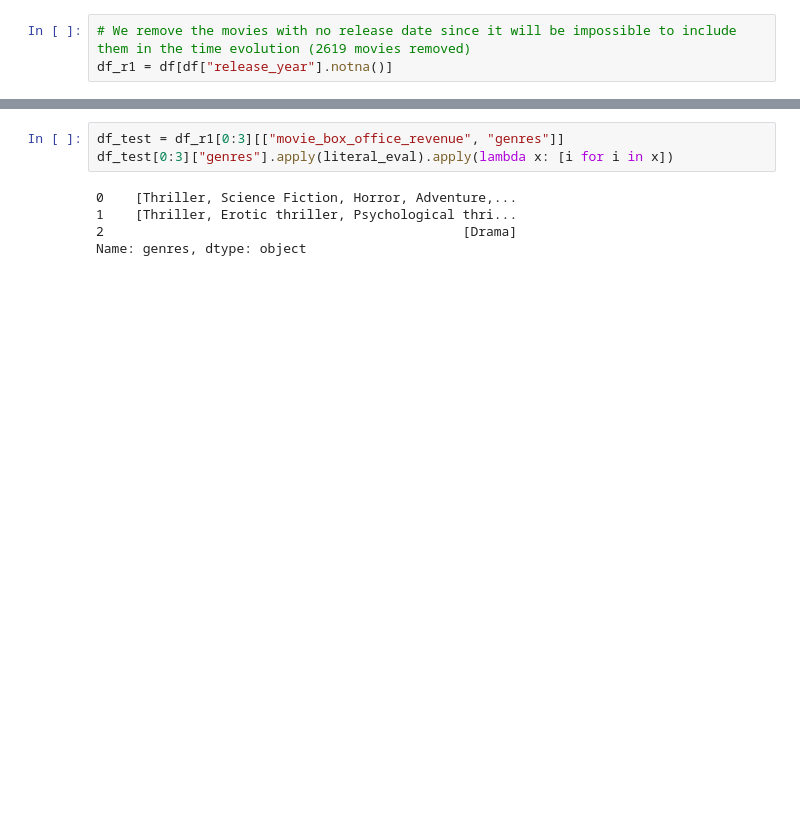
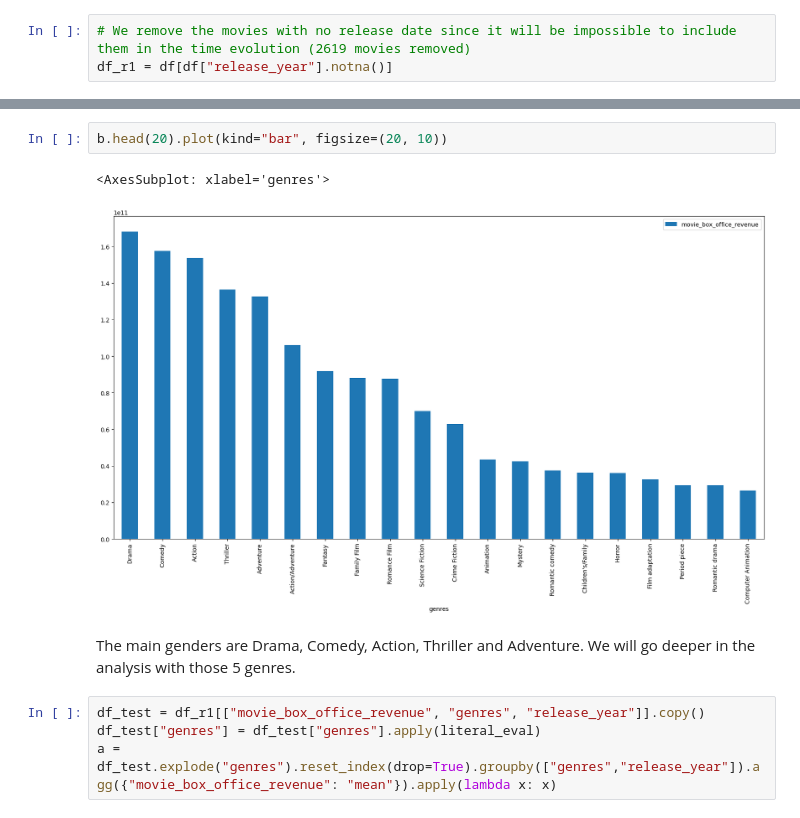
Before and after one commit to epfl-ada/ada-2022-project-r4d4r, a Jupyter notebook: R1.ipynb, the cells around one changed output, grey strips where cells are left out. Saved outputs shown, nothing was run; the diff lists cells and outputs as text; blank space fills up the shorter version.

```diff
--- a/R1.ipynb
+++ b/R1.ipynb
@@ -35,8 +91,12 @@ plt.show()
+# %%
+b.head(20).plot(kind="bar", figsize=(20, 10))
+# %% [output]
+<AxesSubplot: xlabel='genres'>
+[figure, added]
+# %% [markdown]
+The main genders are Drama, Comedy, Action, Thriller and Adventure.
+We will go deeper in the analysis with those 5 genres.
 # %%
-df_test = df_r1[0:3][["movie_box_office_revenue", "genres"]]
-df_test[0:3]["genres"].apply(literal_eval).apply(lambda x: [i for i in x])
+df_test = df_r1[["movie_box_office_revenue", "genres", "release_year"]].copy()
+df_test["genres"] = df_test["genres"].apply(literal_eval)
+a = df_test.explode("genres").reset_index(drop=True).groupby(["genres","release_year"]).agg({"movie_box_office_revenue": "mean"}).apply(lambda x: x)
-# %% [output]
-0    [Thriller, Science Fiction, Horror, Adventure,...
-1    [Thriller, Erotic thriller, Psychological thri...
-2                                              [Drama]
-Name: genres, dtype: object
```
Also changed, not shown: parts of 13 cells of this notebook.
